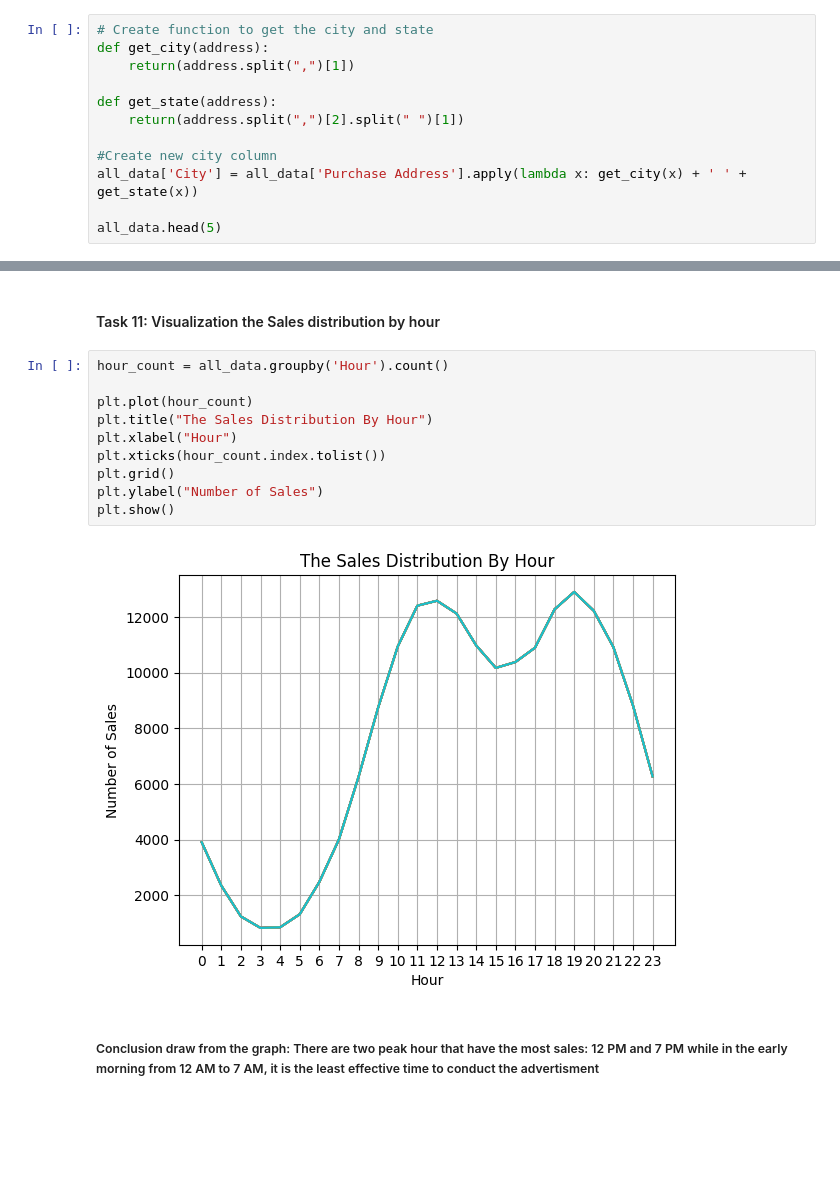
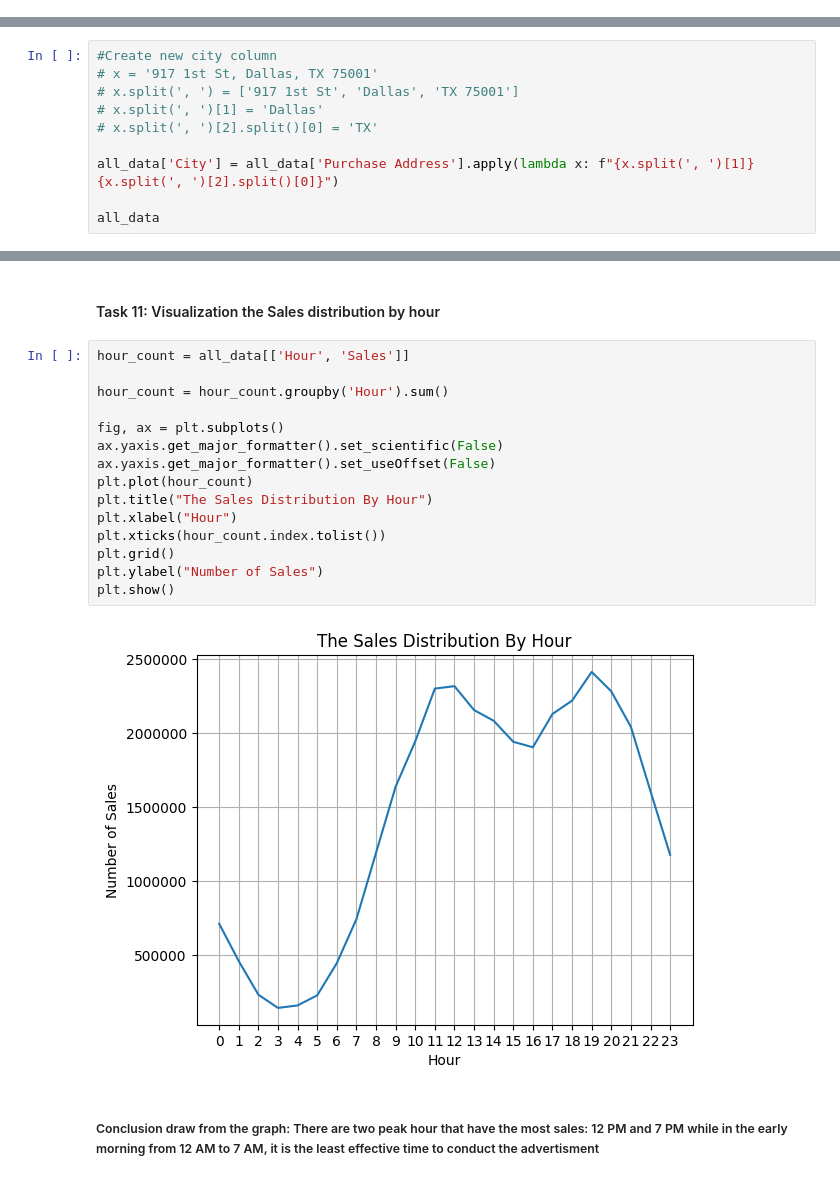
Before and after one commit to emilyle91/sales-analysis, a Jupyter notebook: Sales_Analysis.ipynb, the cells around one changed output, grey strips where cells are left out. Saved outputs shown, nothing was run; the diff lists cells and outputs as text; blank space fills up the shorter version.

Commit message:
Answer Question 5 and plot the graph

```diff
--- a/Sales_Analysis.ipynb
+++ b/Sales_Analysis.ipynb
@@ -149,15 +149,3 @@ plt.show()
 #### Question 2: What city has the highest number of sale ?
 # %% [markdown]
 #### Task 7: Add a city column
-# %%
-# Create function to get the city and state
-def get_city(address):
-    return(address.split(",")[1])
-
-def get_state(address):
-    return(address.split(",")[2].split(" ")[1])
-
-#Create new city column
-all_data['City'] = all_data['Purchase Address'].apply(lambda x: get_city(x) + ' ' + get_state(x))
-
-all_data.head(5)
@@ -170,0 +152,10 @@ all_data.head(5)
+# %%
+#Create new city column
+# x = '917 1st St, Dallas, TX 75001'
+# x.split(', ') = ['917 1st St', 'Dallas', 'TX 75001']
+# x.split(', ')[1] = 'Dallas'
+# x.split(', ')[2].split()[0] = 'TX'
+
+all_data['City'] = all_data['Purchase Address'].apply(lambda x: f"{x.split(', ')[1]} {x.split(', ')[2].split()[0]}")
+
+all_data
@@ -226,17 +231,22 @@ all_data
 # %% [markdown]
 #### Task 11: Visualization the Sales distribution by hour
 # %%
-hour_count = all_data.groupby('Hour').count()
+hour_count = all_data[['Hour', 'Sales']]
 
+hour_count = hour_count.groupby('Hour').sum()
+
+fig, ax = plt.subplots()
+ax.yaxis.get_major_formatter().set_scientific(False)
+ax.yaxis.get_major_formatter().set_useOffset(False)
 plt.plot(hour_count)
 plt.title("The Sales Distribution By Hour")
 plt.xlabel("Hour")
 plt.xticks(hour_count.index.tolist())
 plt.grid()
 plt.ylabel("Number of Sales")
 plt.show()
 # %% [output]
-[figure, old version]
+[figure, new version]
 # %% [markdown]
 ##### Conclusion draw from the graph: There are two peak hour that have the most sales: 12 PM and 7 PM while in the early morning from 12 AM to 7 AM, it is the least effective time to conduct the advertisment
 # %% [markdown]
```
Also changed, not shown: parts of 13 cells of this notebook.
